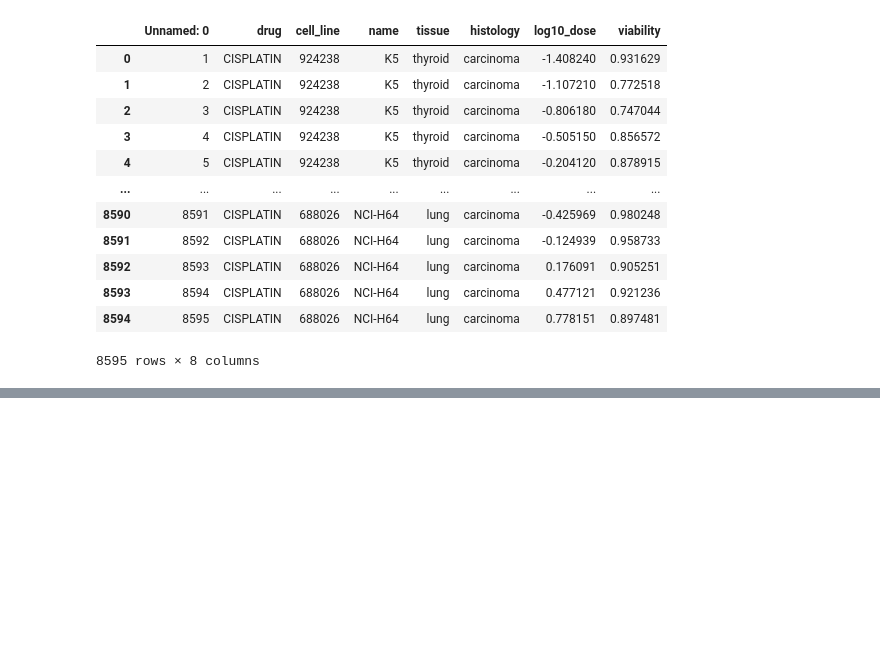
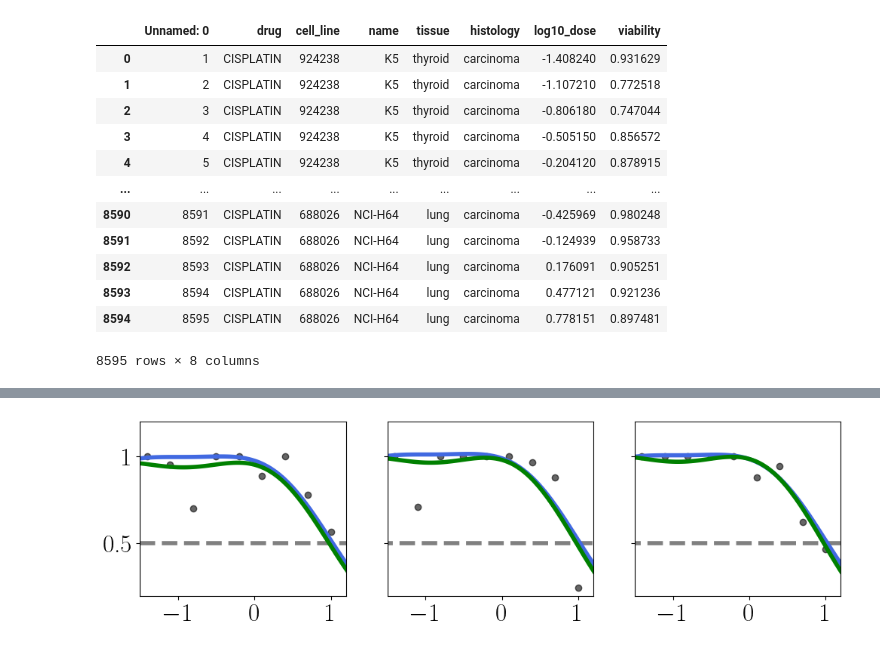
Before and after one commit to joshuarooijakkers/robust_conjugate_MOGP, a Jupyter notebook: experiments/cisplatin/cisplatin.ipynb, the cells around one changed output, grey strips where cells are left out. Saved outputs shown, nothing was run; the diff lists cells and outputs as text; code cells hidden in the pictures; blank space fills up the shorter version.

```diff
--- a/experiments/cisplatin/cisplatin.ipynb
+++ b/experiments/cisplatin/cisplatin.ipynb
@@ -203,0 +215,31 @@ Optimized B:
+# %%
+# Plotting
+fig, axs = plt.subplots(1, n_outputs, figsize=(4 * n_outputs, 3))
+
+for i in range(n_outputs):
+    axs[i].plot(x.flatten(), Y[:, i], 'o', color='black', alpha=0.6, markersize=6)
+
+    # axs[i].plot(x.flatten(), init_gamma[:, i], '-', color='blue', label=f'Predictive Mean')
+    # axs[i].fill_between(x.flatten(), init_gamma[:, i] - init_c[:, i], init_gamma[:, i] + init_c[:, i], color='blue', alpha=0.2, label=f'±2 Std. Dev.')
+
+
+
+    axs[i].plot(x_test, prior_mean * np.ones((len(x_test), 1)), '--', color='grey')
+    axs[i].plot(x_test.flatten(), mu_morcgp[:, i], '-', color='royalblue', label='Predicted Mean')
+    # axs[i].fill_between(x_test.flatten(), mu_morcgp[:, i] - 2*std_morcgp[:, i], mu_morcgp[:, i] + 2*std_morcgp[:, i],
+    #                     color='royalblue', alpha=0.2, label='±2 Std. Dev.')
+
+    axs[i].plot(x_test.flatten(), mu_mogp[:, i], '-', color='green', label='Predicted Mean')
+    # axs[i].fill_between(x_test.flatten(), mu_mogp[:, i] - 2*std_mogp[:, i], mu_mogp[:, i] + 2*std_mogp[:, i],
+    #                     color='green', alpha=0.2, label='±2 Std. Dev.')
+
+    axs[i].set_ylim([0.2, 1.2])
+    axs[i].set_xlim([-1.5, 1.2])
+    axs[i].set_yticks([0.5, 1])
+
+    if i == 0:
+        axs[i].set_yticklabels(['0.5', '1'])
+    else:
+        axs[i].set_yticklabels([])
+# %% [output]
+[figure, added]
```
Also changed, not shown: parts of 3 cells of this notebook, 1 other file.
